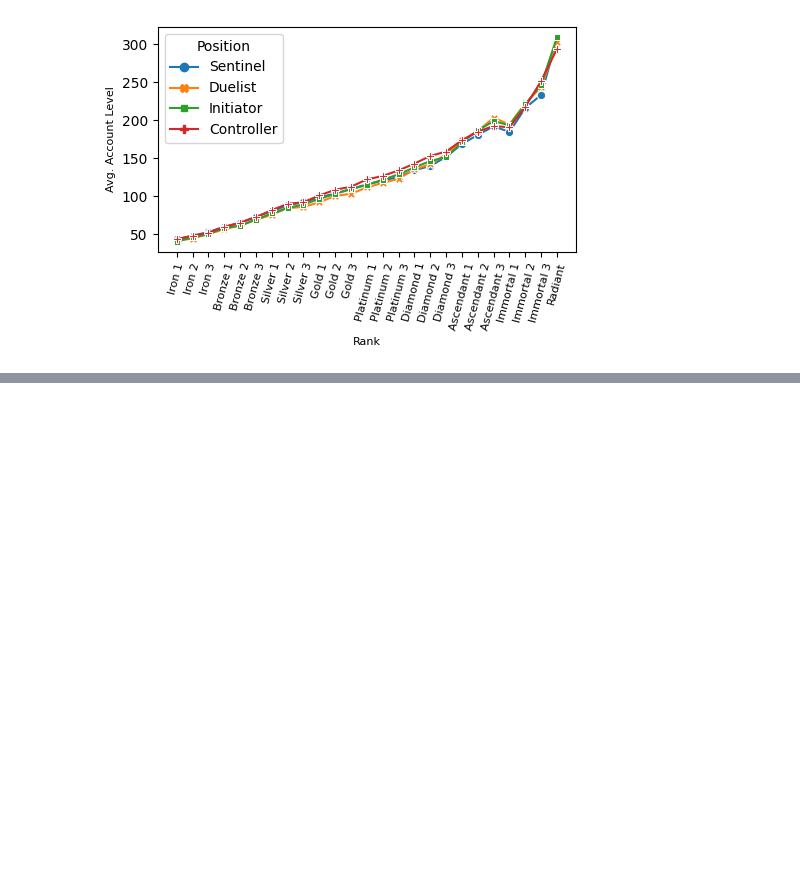
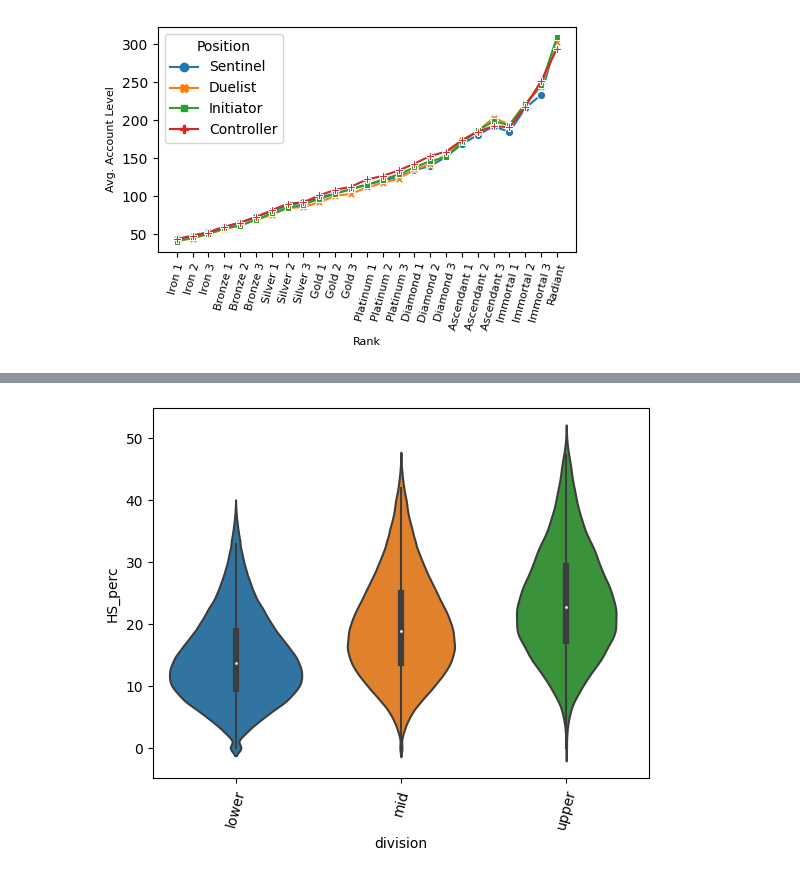
Before and after one commit to cgrant093/Valorant-Data-Project, a Jupyter notebook: src/feature_study.ipynb, the cells around one changed output, grey strips where cells are left out. Cells and saved outputs as stored; diff of their text form; code cells hidden in the pictures; blank space fills up the shorter version.

```diff
--- a/src/feature_study.ipynb
+++ b/src/feature_study.ipynb
@@ -127,0 +121,4 @@ plot_avg_value_per_position('level', df, plot_path, 'Avg. Account Level')
+# %%
+df = df.rename(columns={'Rank': 'sub-rank'})
+# %%
+df['badge'] = df['sub-rank'].str.split(' ').str[0]
@@ -127,0 +134,18 @@ plot_avg_value_per_position('level', df, plot_path, 'Avg. Account Level')
+# %%
+def division(row):
+    badge = row['badge']
+    if badge in ['Ascendant', 'Immortal', 'Radiant']:
+        return 'upper'
+    if badge in ['Gold', 'Platinum', 'Diamond']:
+        return 'mid'
+    else:
+        return 'lower'
+
+df['division'] = df.apply(lambda r: division(r), axis=1)
+# %%
+sns.violinplot(data=df, x='division', y='HS_perc')
+plt.xticks(rotation=75)
+plt.legend([],[], frameon=False)
+plt.show()
+# %% [output]
+[figure, added]
```
Also changed, not shown: parts of 8 cells of this notebook, 9 other files.
